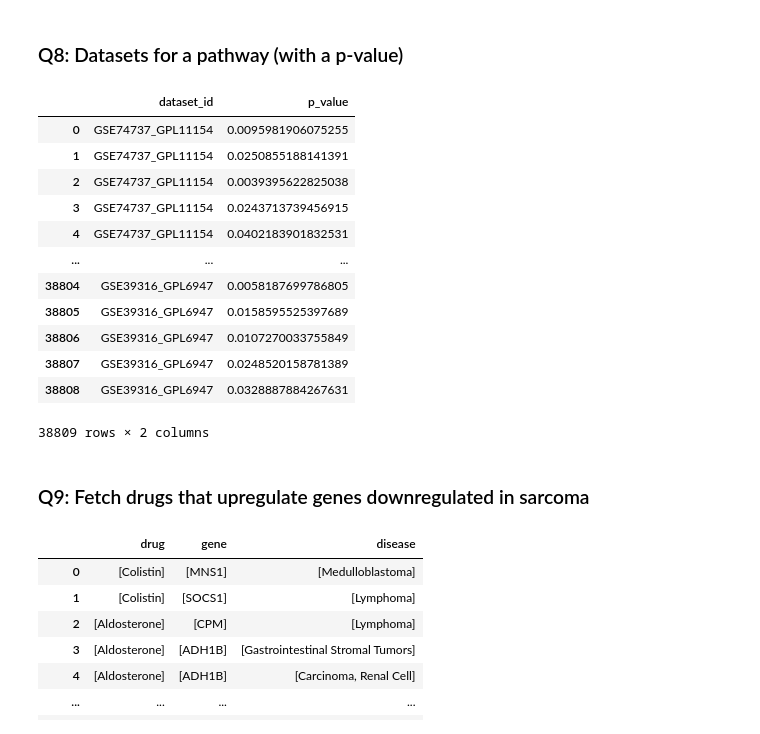
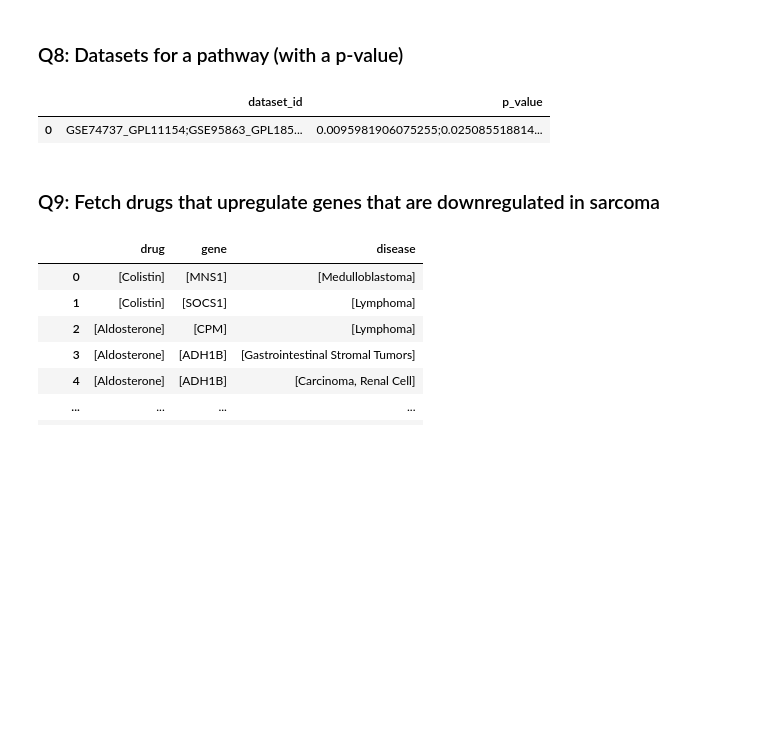
Before and after one commit to ElucidataInc/polly-python, a Jupyter notebook: Discover/pollygraph/Search_KG.ipynb, the cells around one changed output. Saved outputs shown, nothing was run; the diff lists cells and outputs as text; code cells hidden in the pictures; blank space fills up the shorter version.

```diff
--- a/Discover/pollygraph/Search_KG.ipynb
+++ b/Discover/pollygraph/Search_KG.ipynb
@@ -462,35 +479,18 @@ top_cat_df
 # %%
 #Will return a list for both
 #assign into new dataframe and filter using desired p-value cut off
 query = """MATCH (n:ns0__pathway)
 WHERE ANY (x in n.ns0__name WHERE toLower(x) CONTAINS("regulation of ras protein signal transduction"))
 RETURN n.ns0__datasets AS dataset_id,n.ns0__pval as p_value;"""
 
 top_cat_df = pd.DataFrame([dict(_) for _ in pollygraph.query(query)])
 top_cat_df = top_cat_df.explode('dataset_id')
-top_cat_df = top_cat_df.set_index(['dataset_id']).apply(pd.Series.explode).reset_index()
-
-top_cat_df['dataset_id'] = top_cat_df['dataset_id'].str.split(';')
-top_cat_df['p_value'] = top_cat_df['p_value'].str.split(';')
-top_cat_df = top_cat_df.explode('dataset_id')
-top_cat_df = top_cat_df.set_index(['dataset_id']).apply(pd.Series.explode).reset_index()
-top_cat_df
+top_cat_df.set_index(['dataset_id']).apply(pd.Series.explode).reset_index()
 # %% [output]
 |  | dataset_id | p_value |
-| 0 | GSE74737_GPL11154 | 0.0095981906075255 |
-| 1 | GSE74737_GPL11154 | 0.0250855188141391 |
-| 2 | GSE74737_GPL11154 | 0.0039395622825038 |
-| 3 | GSE74737_GPL11154 | 0.0243713739456915 |
-| 4 | GSE74737_GPL11154 | 0.0402183901832531 |
-| ... | ... | ... |
-| 38804 | GSE39316_GPL6947 | 0.0058187699786805 |
-| 38805 | GSE39316_GPL6947 | 0.0158595525397689 |
-| 38806 | GSE39316_GPL6947 | 0.0107270033755849 |
-| 38807 | GSE39316_GPL6947 | 0.0248520158781389 |
-| 38808 | GSE39316_GPL6947 | 0.0328887884267631 |
+| 0 | GSE74737_GPL11154;GSE95863_GPL185... | 0.0095981906075255;0.025085518814... |
-38809 rows × 2 columns
 # %% [markdown]
-### Q9: Fetch drugs that upregulate genes downregulated in sarcoma
+### Q9: Fetch drugs that upregulate genes that are downregulated in sarcoma
 # %%
 query = """MATCH (p:ns0__disease)-[:ns0__downregulates]-(q:ns0__gene)-[:ns0__drug_upregulates]-(r:ns0__drug)
 WHERE ANY(x IN p.ns0__name + p.ns0__synonyms WHERE tolower(x) CONTAINS('sarcoma'))
```
Also changed, not shown: parts of 14 cells of this notebook.
